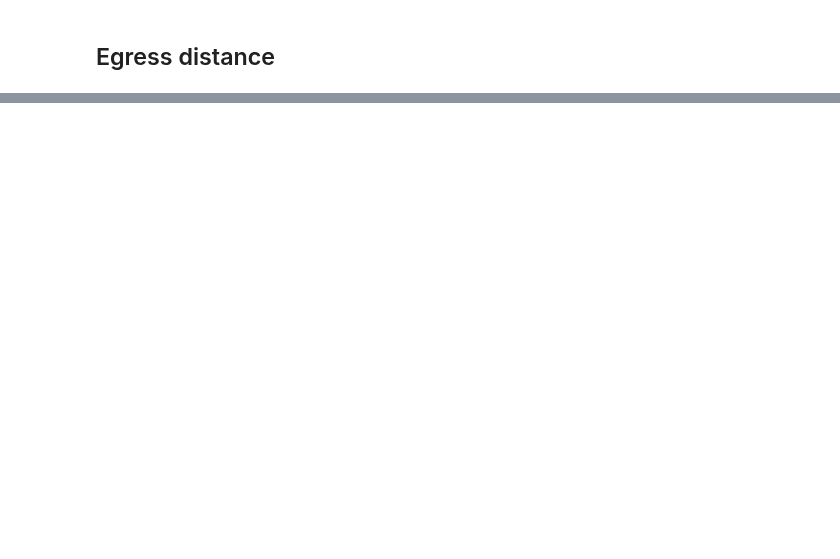
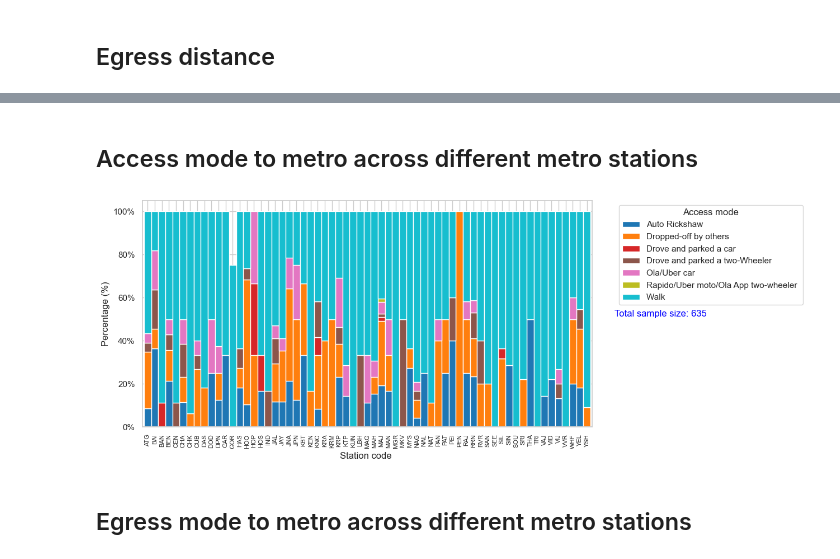
Before and after one commit to Gavaskar24/Metro, a Jupyter notebook: research/Report_plots.ipynb, the cells around one changed output, grey strips where cells are left out. Cells and saved outputs as stored; diff of their text form; code cells hidden in the pictures; blank space fills up the shorter version.

```diff
--- a/research/Report_plots.ipynb
+++ b/research/Report_plots.ipynb
@@ -882,0 +1027,17 @@ plt.show()
+# %%
+abbrevation_form_map={'Konanakunte Cross ':'KNC', 'Nagasandra ':'NAG', 'Yelachenahalli ':'YEL',
+       'Mahalakshmi ':'MAH', 'Baiyappanahalli ':'BAI', 'Majestic':'MAJ', 'Mahakavi Kuvempu':'MKV', 'Vidhana Soudha':'VID', 'Mantri Square':'MAN', 'Benniganahalli':'BEN', 'Dasarahalli ':'DAS',
+       'Yeshwanthpur ':'YSH',  'Mysore Road ':'MYS', 'Trinity ':'TRI', 'Whitefield ':'WFI', 'Kadugodi Tree Park ':'KTP', 'Halasuru ':'HAS', 'Lalbagh ':'LBH', 'Jayaprakash Nagar':'JPN',
+         'KR Puram':'KRP', 'Cubbon Park ':'CUB', 'Goraguntepalya ':'GOR', 'Garudacharapalya ':'GAR', 'Indiranagar ':'IND', 'RV Road':'RVR', 'Attiguppe ':'ATG', 'Jnanabharathi ':'JNA',
+           'Mahatma Gandhi Road ':'MGR',  'Kengeri ':'KEN', 'Central College':'CEN', 'Nallurhalli ':'NAL', 'Vivekananda Road':'VVR', 'Magadi Road ':'MAG', 'Jayanagar ':'JAY', 'Kengeri BT':'KBT',
+             'National College ':'NAT', 'Srirampura ':'SRI','South End Circle ':'SOU', 'Sandal Soap Factory ':'SAN', 'Vajarahalli ':'VAJ', 'Vijayanagar ':'VIJ', 'Rajajinagar ':'RAJ',
+             'Singayyanapalya ':'SIN', 'RR Nagar':'RRN', 'Thalaghattapura ':'THA','Hosahalli':'HOS', 'Doddakallasandra ':'DOD', 'Pantharapalya':'PAN', 'Deepanjali Nagar ':'DPN', 'Krantivira':'KRA',
+             'Seetharampalya ':'SEE', 'Hopefarm':'HOP', 'Pattandur Agrahara ':'PAT', 'Pattanagere ':'PAN', 'Kundalahalli ':'KUN', 'KR Market':'KRM', 'Peenya ':'PEN', 'Peenya Industry ':'PEI',
+              'Hoodi ':'HOO', 'Silk Institute ':'SIL', 'Challaghatta ':'CHA', 'Jalahalli ':'JAL', 'Banashankari ':'BAN','Whitefield':'WHF','Jayaprakash Nagar ':'JPN','Chickpet ':'CHK',
+              'Sathya Sai':'SAI'}
+
+
+df['2c']=df['2c'].map(abbrevation_form_map).fillna(df['2c'])
+df['2d']=df['2d'].map(abbrevation_form_map).fillna(df['2d'])
+
+# df['2c'].unique()
@@ -882,0 +1046,32 @@ plt.show()
+# %%
+display(HTML(f"<h2>Access mode to metro across different metro stations</h2>"))
+# %% [output]
+Access mode to metro across different metro stations
+# %%
+grouped = df.groupby(['2c', '10']).size().unstack().div(df.groupby('2c').size(), axis=0)
+
+# Plotting the stacked bar chart
+fig, ax = plt.subplots(figsize=(13, 5))
+grouped.plot(kind='bar', stacked=True, colormap='tab10', ax=ax,width=1)
+plt.xlabel('Station code ')
+plt.ylabel('Percentage (%)')
+plt.xticks(fontsize=8, rotation=90)
+# Formatting y-axis ticks as percentages
+ax.yaxis.set_major_formatter(plt.FuncFormatter(lambda x, _: f'{x * 100:.0f}%'))
+
+# Customize legend and move it outside the plot
+legend = ax.legend(title='Access mode', bbox_to_anchor=(1.05, 1), loc='upper left')
+
+# Add the size of the DataFrame under the legend in blue color
+df_size_text = f'Total sample size: {len(df)}'
+plt.text(1.05, 0.5, df_size_text, transform=ax.transAxes, color='blue', fontsize=12, va='center', ha='left')
+
+# Show the plot
+plt.tight_layout()
+plt.show()
+# %% [output]
+[figure, added]
+# %%
+display(HTML(f"<h2>Egress mode to metro across different metro stations</h2>"))
+# %% [output]
+Egress mode to metro across different metro stations
```
Also changed, not shown: parts of 27 cells of this notebook, 1 other file.
